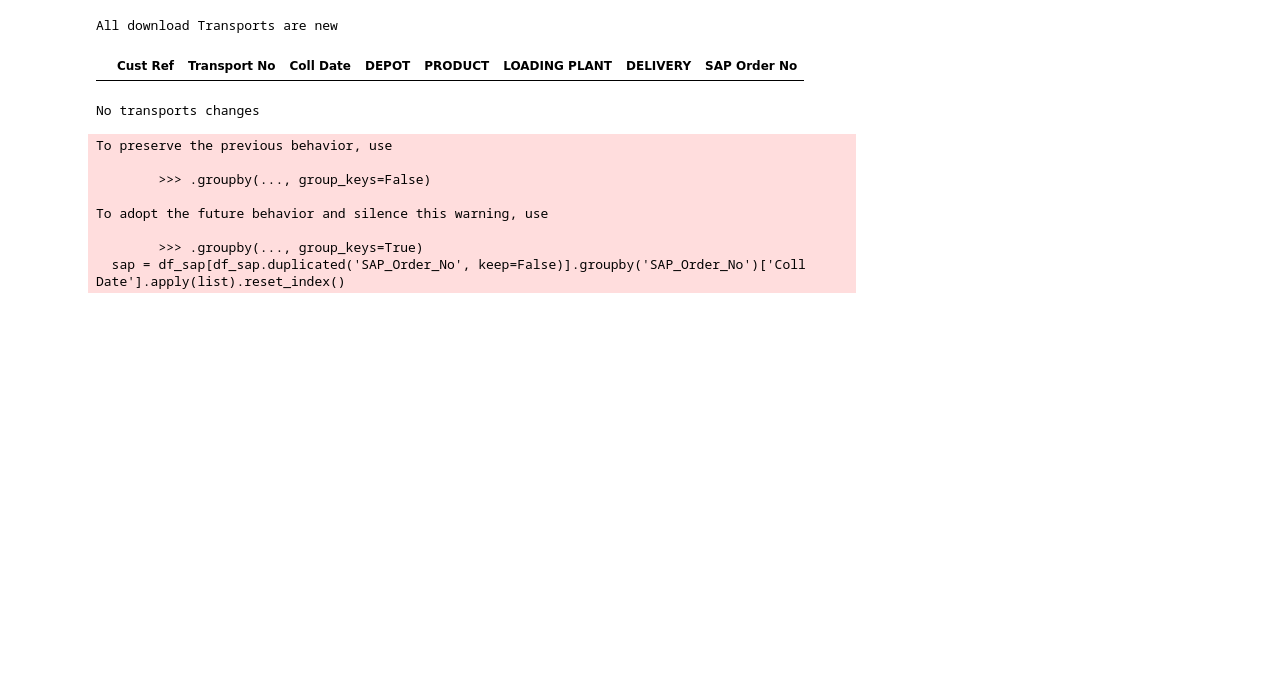
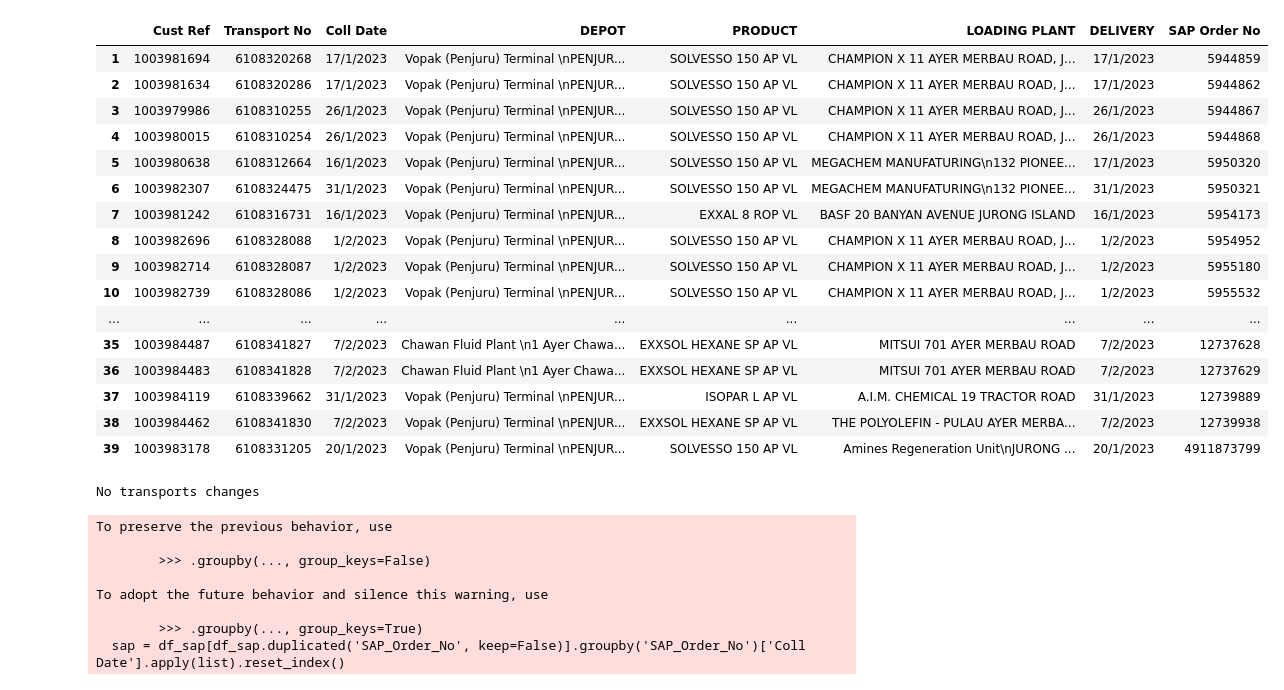
Before and after one commit to JohnTan38/Project-Data-Analysis, a Jupyter notebook: Asset/TRANSPOREON.ipynb, the cells around one changed output. Drawn from its saved outputs; the diff is of its cells as text; code cells hidden in the pictures; blank space fills up the shorter version.

```diff
--- a/Asset/TRANSPOREON.ipynb
+++ b/Asset/TRANSPOREON.ipynb
@@ -100,8 +100,8 @@ from azure.core.serialization import AzureJSONEncoder
 import json
 import glob, os
 
-endpoint = "https://...cognitiveservices.azure.com/"
-key = ""
+endpoint = "https://for-transporean.cognitiveservices.azure.com/"
+key = "e33ff464f80b4d2d98c84c0bc1fb291f"
 
 path_dir = "C:/Users/john.tan/OneDrive - Cogent Holdings Pte. Ltd/Documents/Transporeon/Chawan_Vopak/"
 path_destination = "C:/Users/john.tan/OneDrive - Cogent Holdings Pte. Ltd/Documents/Transporeon/Json/"
@@ -345,0 +370,6 @@ MEGACHEM MANUFACTURING PTE LTD
+# %%
+basf_dict = {'BASF SOUTH EAST ASIA PTE LTD': 'EXXAL 8 ROP VL'}
+basf_dict_lst= list(basf_dict.keys())
+df_trans['PRODUCT'] = np.where(df_trans.LOADING_PLANT_MV3==basf_dict_lst[0], 'EXXAL 8 ROP VL', df_trans.PRODUCT)
+#df_trans['LOADING_PLANT_MV3'].isin(basf_dict_lst)
+df_trans
@@ -411,7 +441,7 @@ columns = ['NO', 'SH Reference', 'Job Type', 'Shipper', 'Permit', 'ETA Date', 'Q
           'Cont No', 'SEAL', 'TIME SLOT', 'REMARKS', 'TD- STATUS']
 master = pd.read_csv(r"C:/Users/john.tan/OneDrive - Cogent Holdings Pte. Ltd/Documents/Transporeon/EM master file.csv")
 master = master.drop(columns=columns, axis=1)
-master = master.iloc[:, 1:]
+master = master.iloc[:, 1:] #remove first row
 master = master.reset_index().drop(columns='index')
 
 from datetime import datetime
@@ -420,26 +450,46 @@ try:
     master['DELIVERY'] = pd.to_datetime(master['DELIVERY'], format='%d/%m/%Y').dt.strftime('%Y-%m-%d')
 except:
     pass
-#master['EM SO# Ref'] = master['EM SO# Ref'].astype(int)
+master = master.iloc[1:]
+master['EM SO# Ref'] = master['EM SO# Ref'].astype('int64')
 # %%
 temp_upload_cust = temp_upload_1['SAP Order No'].tolist()
-#temp_upload_cust = list(map(int, temp_upload_cust)) #convert list items to int
+temp_upload_cust = list(map(int, temp_upload_cust)) #convert list items to int
 
 master = master[master['EM SO# Ref'].isin(temp_upload_cust)] #select rows based on list
 #master = master[master['SAP Order No'].isin(temp_upload_cust)]
 col_mas = ['Cust Ref', 'Transport No', 'Coll Date', 'DEPOT', 'PRODUCT', 'LOADING PLANT', 'DELIVERY', 'EM SO# Ref'] #'EM SO# Ref'
 master = master[col_mas]
 master.rename(columns={'EM SO# Ref': 'SAP Order No'}, inplace=True)
 
 master.sort_values(['SAP Order No'], ascending=True, inplace=True, na_position='first')
 master.index = np.arange(1, len(master)+1)
 
+master['Cust Ref'].fillna(value=0, inplace=True)
+master['Transport No'].fillna(value=0, inplace=True)
+master['Cust Ref'] = master['Cust Ref'].astype('int64')
+master['Transport No'] = master['Transport No'].astype('int64')
 if len(master) == 0:
     print('\033[1m'+ '\033[94m'+ 'All download Transports are new')
 master
 # %% [output]
-All download Transports are new
 |  | Cust Ref | Transport No | Coll Date | DEPOT | PRODUCT | LOADING PLANT | DELIVERY | SAP Order No |
+| 1 | 1003981694 | 6108320268 | 17/1/2023 | Vopak (Penjuru) Terminal \nPENJUR... | SOLVESSO 150 AP VL | CHAMPION X 11 AYER MERBAU ROAD, J... | 17/1/2023 | 5944859 |
+| 2 | 1003981634 | 6108320286 | 17/1/2023 | Vopak (Penjuru) Terminal \nPENJUR... | SOLVESSO 150 AP VL | CHAMPION X 11 AYER MERBAU ROAD, J... | 17/1/2023 | 5944862 |
+| 3 | 1003979986 | 6108310255 | 26/1/2023 | Vopak (Penjuru) Terminal \nPENJUR... | SOLVESSO 150 AP VL | CHAMPION X 11 AYER MERBAU ROAD, J... | 26/1/2023 | 5944867 |
+| 4 | 1003980015 | 6108310254 | 26/1/2023 | Vopak (Penjuru) Terminal \nPENJUR... | SOLVESSO 150 AP VL | CHAMPION X 11 AYER MERBAU ROAD, J... | 26/1/2023 | 5944868 |
+| 5 | 1003980638 | 6108312664 | 16/1/2023 | Vopak (Penjuru) Terminal \nPENJUR... | SOLVESSO 150 AP VL | MEGACHEM MANUFATURING\n132 PIONEE... | 17/1/2023 | 5950320 |
+| 6 | 1003982307 | 6108324475 | 31/1/2023 | Vopak (Penjuru) Terminal \nPENJUR... | SOLVESSO 150 AP VL | MEGACHEM MANUFATURING\n132 PIONEE... | 31/1/2023 | 5950321 |
+| 7 | 1003981242 | 6108316731 | 16/1/2023 | Vopak (Penjuru) Terminal \nPENJUR... | EXXAL 8 ROP VL | BASF 20 BANYAN AVENUE JURONG ISLAND | 16/1/2023 | 5954173 |
+| 8 | 1003982696 | 6108328088 | 1/2/2023 | Vopak (Penjuru) Terminal \nPENJUR... | SOLVESSO 150 AP VL | CHAMPION X 11 AYER MERBAU ROAD, J... | 1/2/2023 | 5954952 |
+| 9 | 1003982714 | 6108328087 | 1/2/2023 | Vopak (Penjuru) Terminal \nPENJUR... | SOLVESSO 150 AP VL | CHAMPION X 11 AYER MERBAU ROAD, J... | 1/2/2023 | 5955180 |
+| 10 | 1003982739 | 6108328086 | 1/2/2023 | Vopak (Penjuru) Terminal \nPENJUR... | SOLVESSO 150 AP VL | CHAMPION X 11 AYER MERBAU ROAD, J... | 1/2/2023 | 5955532 |
+| ... | ... | ... | ... | ... | ... | ... | ... | ... |
+| 35 | 1003984487 | 6108341827 | 7/2/2023 | Chawan Fluid Plant \n1 Ayer Chawa... | EXXSOL HEXANE SP AP VL | MITSUI 701 AYER MERBAU ROAD | 7/2/2023 | 12737628 |
+| 36 | 1003984483 | 6108341828 | 7/2/2023 | Chawan Fluid Plant \n1 Ayer Chawa... | EXXSOL HEXANE SP AP VL | MITSUI 701 AYER MERBAU ROAD | 7/2/2023 | 12737629 |
+| 37 | 1003984119 | 6108339662 | 31/1/2023 | Vopak (Penjuru) Terminal \nPENJUR... | ISOPAR L AP VL | A.I.M. CHEMICAL 19 TRACTOR ROAD | 31/1/2023 | 12739889 |
+| 38 | 1003984462 | 6108341830 | 7/2/2023 | Vopak (Penjuru) Terminal \nPENJUR... | EXXSOL HEXANE SP AP VL | THE POLYOLEFIN - PULAU AYER MERBA... | 7/2/2023 | 12739938 |
+| 39 | 1003983178 | 6108331205 | 20/1/2023 | Vopak (Penjuru) Terminal \nPENJUR... | SOLVESSO 150 AP VL | Amines Regeneration Unit\nJURONG ... | 20/1/2023 | 4911873799 |
 # %%
 if len(master) != 0:
     master['Coll Date'] = pd.to_datetime(master['Coll Date'], format='%d/%m/%Y').dt.strftime('%Y-%m-%d') #format datetime
```
Also changed, not shown: parts of 25 cells of this notebook.
